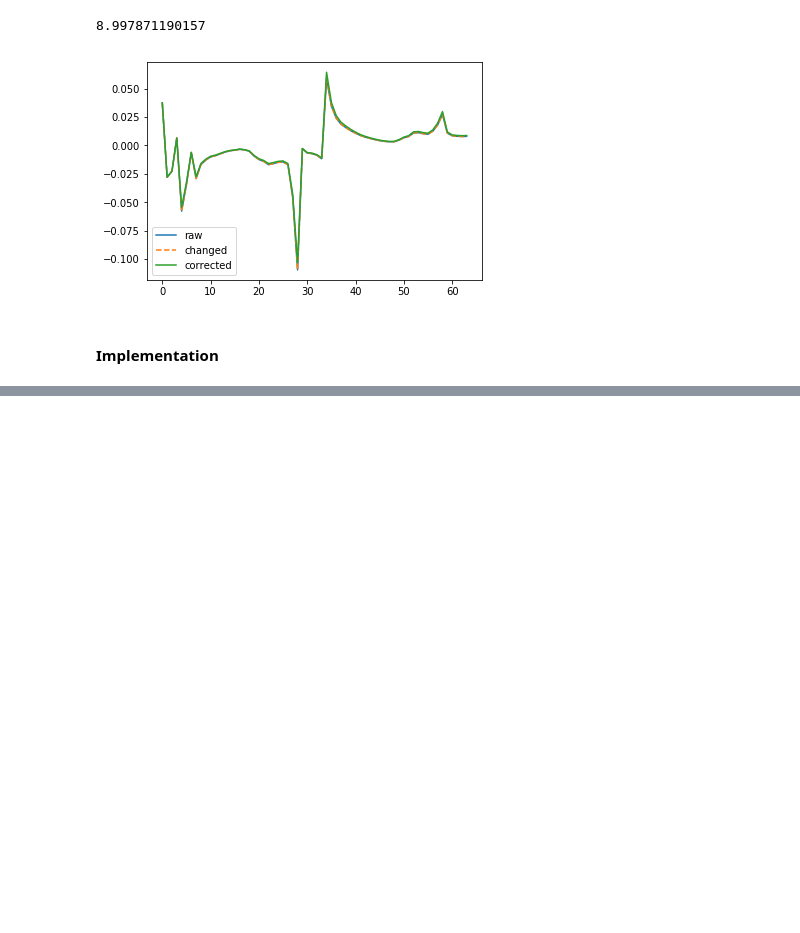
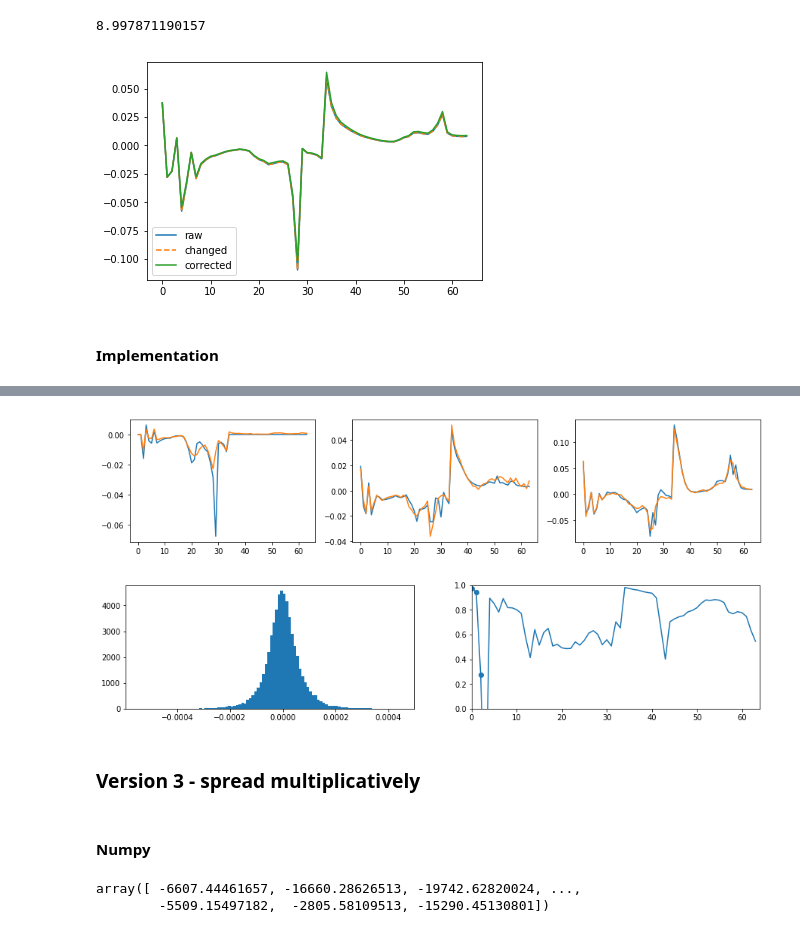
Before and after one commit to raspstephan/CBRAIN-CAM, a Jupyter notebook: notebooks/dev/energy_conservation-nn.ipynb, the cells around one changed output, grey strips where cells are left out. Drawn from its saved outputs; the diff is of its cells as text; code cells hidden in the pictures; blank space fills up the shorter version.

```diff
--- a/notebooks/dev/energy_conservation-nn.ipynb
+++ b/notebooks/dev/energy_conservation-nn.ipynb
@@ -1223 +1180,4 @@ Epoch 10/10
 <keras.callbacks.History at 0x...>
+# %%
+enet2.optimizer.lr = 1e-5
+enet2.fit(x_trn, y_trn, batch_size=1024, epochs=10, validation_data=(x_val, y_val))
@@ -1223,0 +1203,2 @@ Epoch 10/10
+# %%
+enet2.fit(x_trn, y_trn, batch_size=1024, epochs=20, validation_data=(x_val, y_val))
@@ -1223,0 +1224,2 @@ Epoch 10/10
+# %%
+enet2.fit(x_trn, y_trn, batch_size=1024, epochs=20, validation_data=(x_val, y_val))
@@ -1223,0 +1245,3 @@ Epoch 10/10
+# %%
+enet2.optimizer.lr = 1e-5
+enet2.fit(x_trn, y_trn, batch_size=1024, epochs=20, validation_data=(x_val, y_val))
@@ -1223,0 +1267,9 @@ Epoch 10/10
+# %%
+check_preds(enet2)
+# %% [output]
+[figure, added]
+[figure, added]
+# %% [markdown]
+### Version 3 - spread multiplicatively
+# %% [markdown]
+#### Numpy
@@ -1223,0 +1315,5 @@ Epoch 10/10
+# %%
+dE
+# %% [output]
+array([ -6607.44461657, -16660.28626513, -19742.62820024, ...,
+        -5509.15497182,  -2805.58109513, -15290.45130801])
```
Also changed, not shown: parts of 80 cells of this notebook.
